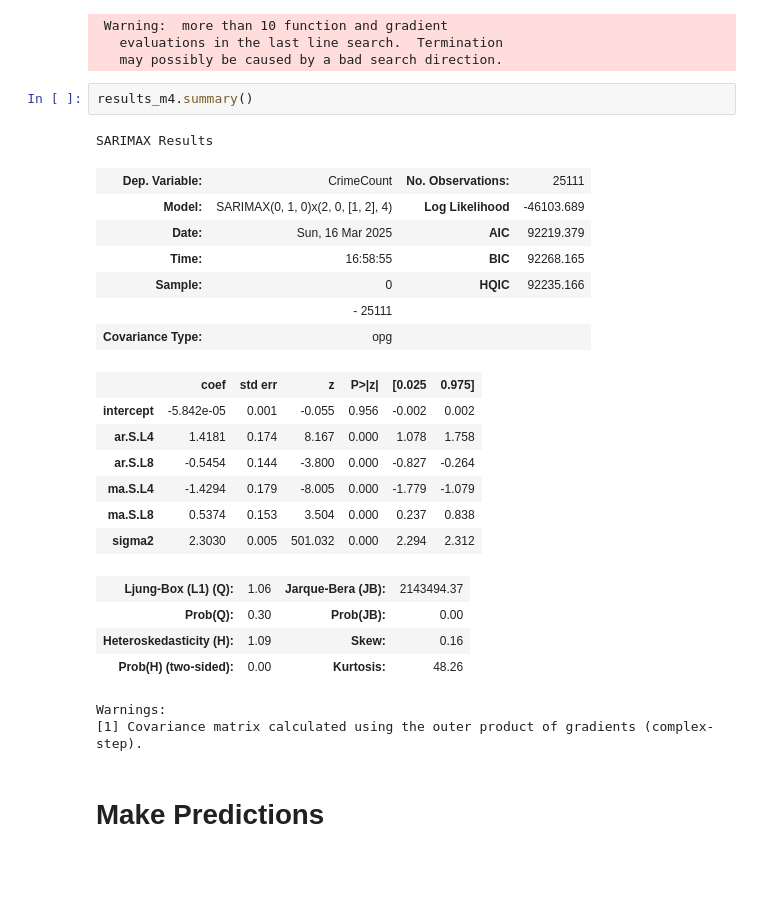
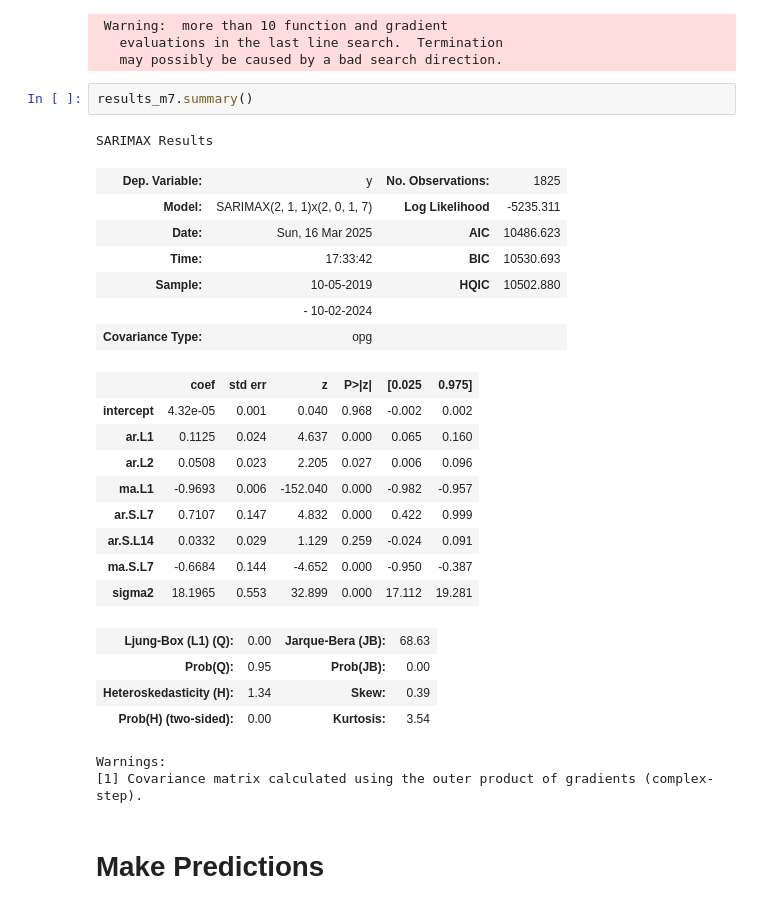
Before and after one commit to kelseymatsik/ds4002_project2, a Jupyter notebook: analysis.ipynb, the cells around one changed output. Cells and saved outputs as stored; diff of their text form; blank space fills up the shorter version.

Commit message:
fit initial model + changes

```diff
--- a/analysis.ipynb
+++ b/analysis.ipynb
@@ -133,27 +133,29 @@ CONVERGENCE: REL_REDUCTION_OF_F_<=_FACTR*EPSMCH
    evaluations in the last line search.  Termination
    may possibly be caused by a bad search direction.
 # %%
-results_m4.summary()
+results_m7.summary()
 # %% [output]
 SARIMAX Results
-| Dep. Variable: | CrimeCount | No. Observations: | 25111 |
-| Model: | SARIMAX(0, 1, 0)x(2, 0, [1, 2], 4) | Log Likelihood | -46103.689 |
-| Date: | Sun, 16 Mar 2025 | AIC | 92219.379 |
-| Time: | 16:58:55 | BIC | 92268.165 |
-| Sample: | 0 | HQIC | 92235.166 |
-|  | - 25111 |  |  |
+| Dep. Variable: | y | No. Observations: | 1825 |
+| Model: | SARIMAX(2, 1, 1)x(2, 0, 1, 7) | Log Likelihood | -5235.311 |
+| Date: | Sun, 16 Mar 2025 | AIC | 10486.623 |
+| Time: | 17:33:42 | BIC | 10530.693 |
+| Sample: | 10-05-2019 | HQIC | 10502.880 |
+|  | - 10-02-2024 |  |  |
 | Covariance Type: | opg |  |  |
 |  | coef | std err | z | P>|z| | [0.025 | 0.975] |
-| intercept | -5.842e-05 | 0.001 | -0.055 | 0.956 | -0.002 | 0.002 |
-| ar.S.L4 | 1.4181 | 0.174 | 8.167 | 0.000 | 1.078 | 1.758 |
-| ar.S.L8 | -0.5454 | 0.144 | -3.800 | 0.000 | -0.827 | -0.264 |
-| ma.S.L4 | -1.4294 | 0.179 | -8.005 | 0.000 | -1.779 | -1.079 |
-| ma.S.L8 | 0.5374 | 0.153 | 3.504 | 0.000 | 0.237 | 0.838 |
-| sigma2 | 2.3030 | 0.005 | 501.032 | 0.000 | 2.294 | 2.312 |
+| intercept | 4.32e-05 | 0.001 | 0.040 | 0.968 | -0.002 | 0.002 |
+| ar.L1 | 0.1125 | 0.024 | 4.637 | 0.000 | 0.065 | 0.160 |
+| ar.L2 | 0.0508 | 0.023 | 2.205 | 0.027 | 0.006 | 0.096 |
+| ma.L1 | -0.9693 | 0.006 | -152.040 | 0.000 | -0.982 | -0.957 |
+| ar.S.L7 | 0.7107 | 0.147 | 4.832 | 0.000 | 0.422 | 0.999 |
+| ar.S.L14 | 0.0332 | 0.029 | 1.129 | 0.259 | -0.024 | 0.091 |
+| ma.S.L7 | -0.6684 | 0.144 | -4.652 | 0.000 | -0.950 | -0.387 |
+| sigma2 | 18.1965 | 0.553 | 32.899 | 0.000 | 17.112 | 19.281 |
-| Ljung-Box (L1) (Q): | 1.06 | Jarque-Bera (JB): | 2143494.37 |
-| Prob(Q): | 0.30 | Prob(JB): | 0.00 |
-| Heteroskedasticity (H): | 1.09 | Skew: | 0.16 |
-| Prob(H) (two-sided): | 0.00 | Kurtosis: | 48.26 |
+| Ljung-Box (L1) (Q): | 0.00 | Jarque-Bera (JB): | 68.63 |
+| Prob(Q): | 0.95 | Prob(JB): | 0.00 |
+| Heteroskedasticity (H): | 1.34 | Skew: | 0.39 |
+| Prob(H) (two-sided): | 0.00 | Kurtosis: | 3.54 |
 Warnings:
 [1] Covariance matrix calculated using the outer product of gradients (complex-step).
 # %% [markdown]
```
Also changed, not shown: parts of 2 cells of this notebook.
